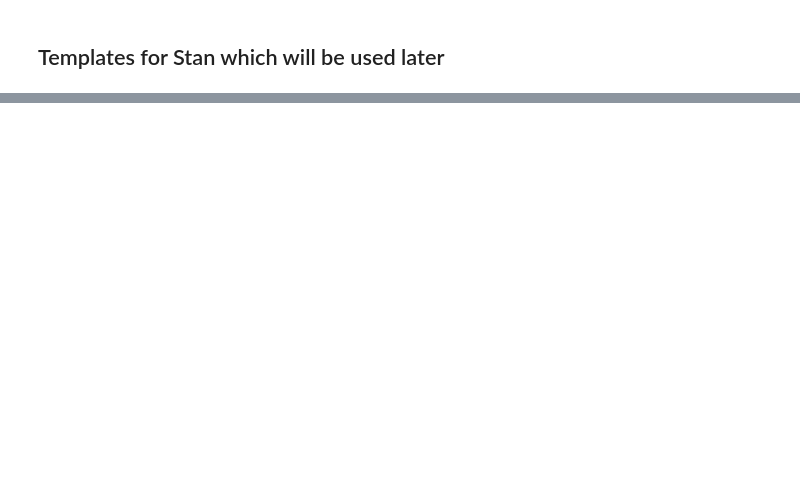
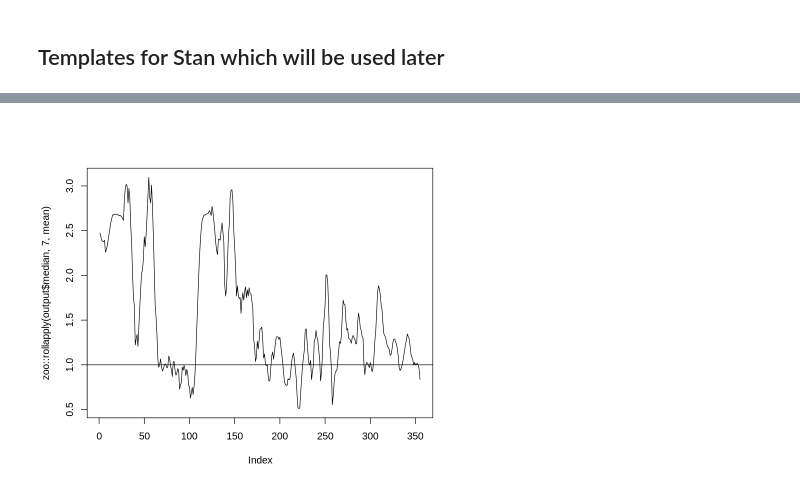
Before and after one commit to littlecanargie/EpidemicModeling, a Jupyter notebook: 20210126_Practice_1_clean.ipynb, the cells around one changed output, grey strips where cells are left out. Cells and saved outputs as stored; diff of their text form; code cells hidden in the pictures; blank space fills up the shorter version.

```diff
--- a/20210126_Practice_1_clean.ipynb
+++ b/20210126_Practice_1_clean.ipynb
@@ -112,0 +353,5 @@ write_stan_json(data_list, data_file)
+# %%
+plot(zoo::rollapply(output$median, 7, mean), type = "l")
+abline(h = 1)
+# %% [output]
+[figure, added]
```
Also changed, not shown: parts of 14 cells of this notebook.
